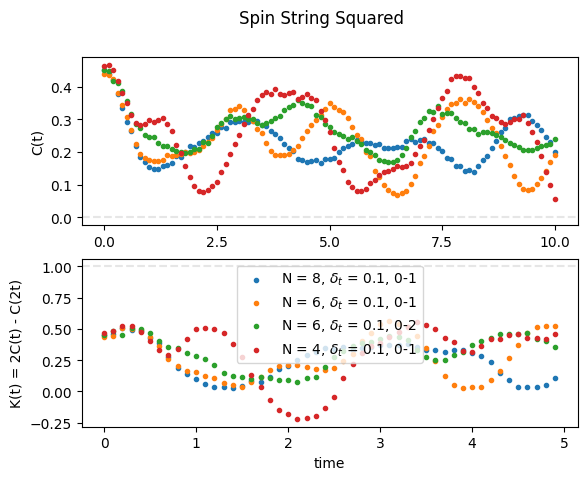
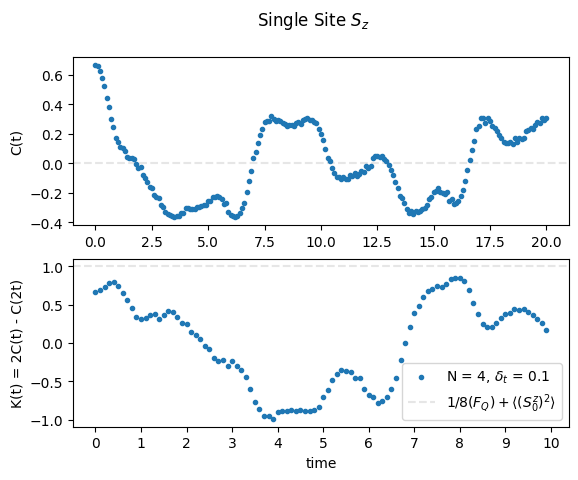
Code edit (unified diff) that turned the first committed figure into the second:
--- before
+++ after
@@ -1,4 +1,4 @@
 
-plt_dta = [[8, 10, .1,1 , 'SC2'],[6, 10, .1,1 , 'SC2'],[6, 10, .1,2 , 'SC2'],[4, 10, .1,1 , 'SC2']]
+plt_dta = [[4, 20, .1,1 , '']]
 
 fig, ax = plt.subplots(2)
@@ -7,5 +7,5 @@
     num_sites, time, delta, chain_end, measure = i 
 
-    csv_path = os.getcwd() + "/data/" + "L"+str(num_sites) + 'time'+ str(time) + 'd' + str( delta) +str(measure) + '0_' + str(chain_end) + '.csv'
+    csv_path = os.getcwd() + "/data/" + "L"+str(num_sites) + 'time'+ str(time) + 'd' + str( delta) +str(measure) + '.csv'
 
 
@@ -17,15 +17,20 @@
     dta_K = [2 * dta[j] - dta[2 * j] for j in range(half_len) ]
 
-    ax[1].scatter(time_range[:half_len]  , dta_K ,  marker= ".", label = "N = " + str(num_sites) + ", $\\delta_t$ = " + str(delta) + ", 0-" + str(chain_end), zorder = 3)
+    ax[1].scatter(time_range[:half_len]  , dta_K ,  marker= ".", label = "N = " + str(num_sites) + ", $\\delta_t$ = " + str(delta) , zorder = 3)
     ax[0].scatter(time_range  , dta ,  marker= ".", label = "N = " + str(num_sites) + ", $\\delta_t$ = " + str(delta) , zorder = 3)
     
 
-#results from hardware
-#ax.errorbar(phases / np.pi , chsh1_est, yerr = errors1,fmt = "o-", label = "CHSH1", zorder = 3)
+psi = AKLT_MPS(4, 'gs')
+Ham = Hamiltonian(8)
+Op = Sn(8, 0, 'Z')
+QFI = Quantum_Fisher( psi, Ham, Op )
+
+QFI_bound = 1/8 * (QFI ) + 2/3
 
 
 #classical bound
 ax[0].axhline( y=0, color="0.9", linestyle = "--")
-ax[1].axhline( y=1, color="0.9", linestyle = "--")
+#ax[1].axhline( y=1, color="0.9", linestyle = "--")
+ax[1].axhline( y=QFI_bound, color="0.9", linestyle = "--", label = "$1/8(F_Q) + \\langle (S^z_0)^2\\rangle$")
 
 #quantum bound
@@ -33,5 +38,5 @@
 
 
-fig.suptitle("Spin String Squared")
+fig.suptitle("Single Site $S_z$")
 ax[0].xaxis.set_major_locator(tck.MultipleLocator(base = 2.5))
 ax[1].xaxis.set_major_locator(tck.MultipleLocator(base = 1))
@@ -43,2 +48,3 @@
 
 plt.show
+print(QFI_bound)

Commit: Introduced a function to calculate the QFI